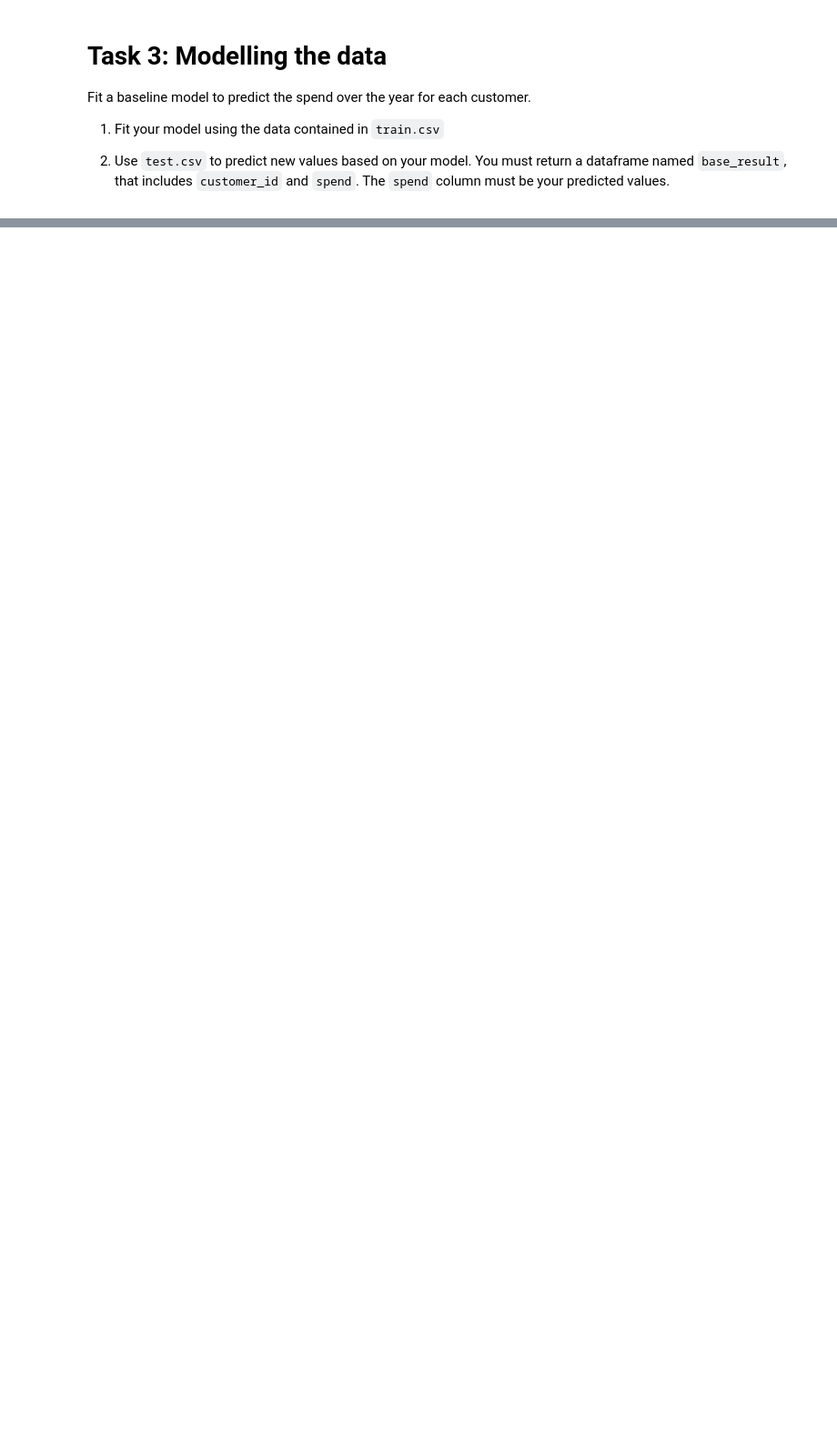
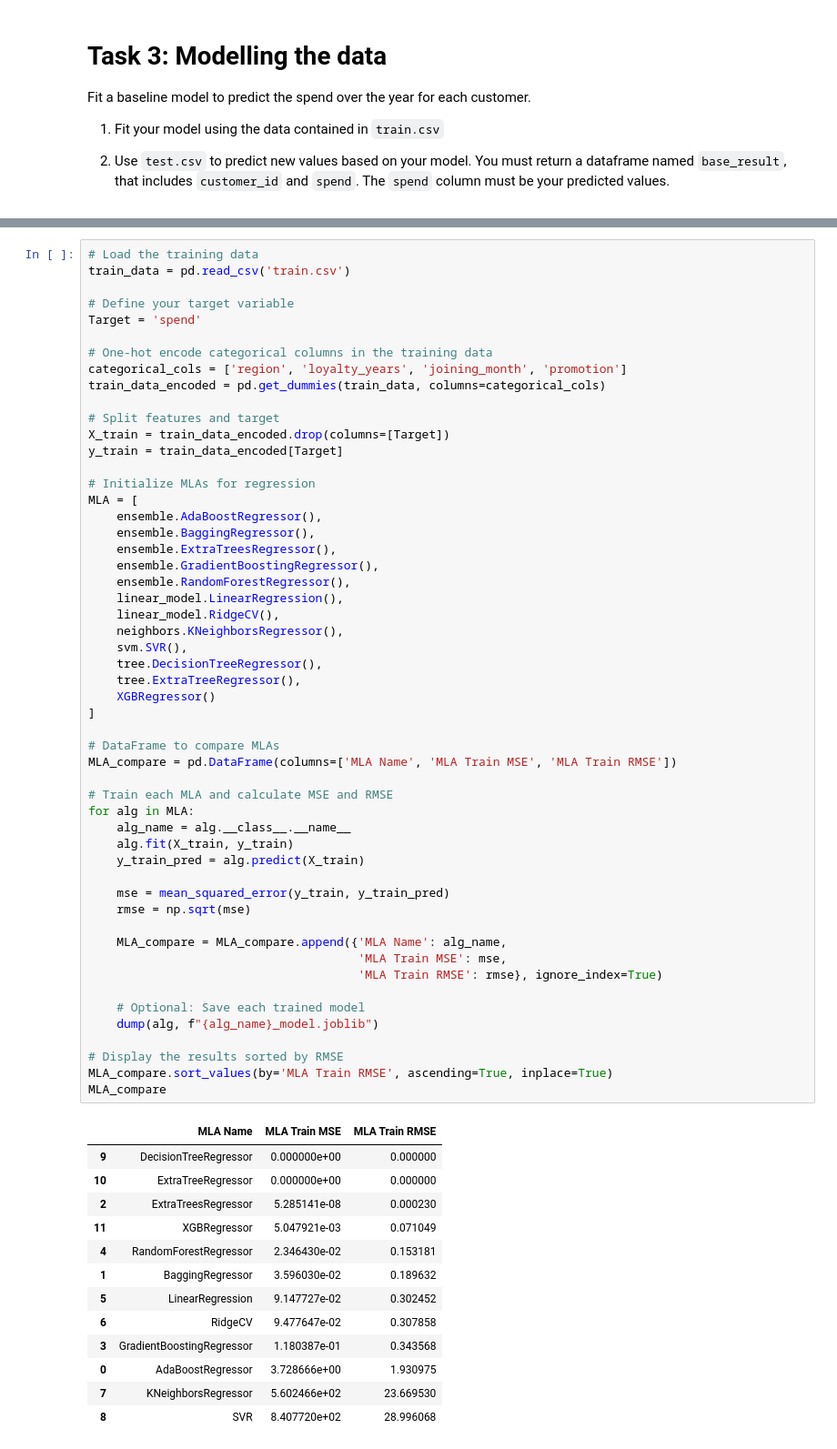
Before and after one commit to suni639/customer_loyalty, a Jupyter notebook: supermarket_loyalty_programme_analysis.ipynb, the cells around one changed output, grey strips where cells are left out. Shown: that part at 91% size. Drawn from its saved outputs; the diff is of its cells as text; blank space fills up the shorter version.

```diff
--- a/supermarket_loyalty_programme_analysis.ipynb
+++ b/supermarket_loyalty_programme_analysis.ipynb
@@ -353,0 +370,67 @@ Fit a baseline model to predict the spend over the year for each customer.
+# %%
+# Load the training data
+train_data = pd.read_csv('train.csv')
+
+# Define your target variable
+Target = 'spend'
+
+# One-hot encode categorical columns in the training data
+categorical_cols = ['region', 'loyalty_years', 'joining_month', 'promotion']
+train_data_encoded = pd.get_dummies(train_data, columns=categorical_cols)
+
+# Split features and target
+X_train = train_data_encoded.drop(columns=[Target])
+y_train = train_data_encoded[Target]
+
+# Initialize MLAs for regression
+MLA = [
+    ensemble.AdaBoostRegressor(),
+    ensemble.BaggingRegressor(),
+    ensemble.ExtraTreesRegressor(),
+    ensemble.GradientBoostingRegressor(),
+    ensemble.RandomForestRegressor(),
+    linear_model.LinearRegression(),
+    linear_model.RidgeCV(),
+    neighbors.KNeighborsRegressor(),
+    svm.SVR(),
+    tree.DecisionTreeRegressor(),
+    tree.ExtraTreeRegressor(),
+    XGBRegressor()
+]
+
+# DataFrame to compare MLAs
+MLA_compare = pd.DataFrame(columns=['MLA Name', 'MLA Train MSE', 'MLA Train RMSE'])
+
+# Train each MLA and calculate MSE and RMSE
+for alg in MLA:
+    alg_name = alg.__class__.__name__
+    alg.fit(X_train, y_train)
+    y_train_pred = alg.predict(X_train)
+
+    mse = mean_squared_error(y_train, y_train_pred)
+    rmse = np.sqrt(mse)
+
+    MLA_compare = MLA_compare.append({'MLA Name': alg_name,
+                                      'MLA Train MSE': mse,
+                                      'MLA Train RMSE': rmse}, ignore_index=True)
+
+    # Optional: Save each trained model
+    dump(alg, f"{alg_name}_model.joblib")
+
+# Display the results sorted by RMSE
+MLA_compare.sort_values(by='MLA Train RMSE', ascending=True, inplace=True)
+MLA_compare
+# %% [output]
+|  | MLA Name | MLA Train MSE | MLA Train RMSE |
+| 9 | DecisionTreeRegressor | 0.000000e+00 | 0.000000 |
+| 10 | ExtraTreeRegressor | 0.000000e+00 | 0.000000 |
+| 2 | ExtraTreesRegressor | 5.285141e-08 | 0.000230 |
+| 11 | XGBRegressor | 5.047921e-03 | 0.071049 |
+| 4 | RandomForestRegressor | 2.346430e-02 | 0.153181 |
+| 1 | BaggingRegressor | 3.596030e-02 | 0.189632 |
+| 5 | LinearRegression | 9.147727e-02 | 0.302452 |
+| 6 | RidgeCV | 9.477647e-02 | 0.307858 |
+| 3 | GradientBoostingRegressor | 1.180387e-01 | 0.343568 |
+| 0 | AdaBoostRegressor | 3.728666e+00 | 1.930975 |
+| 7 | KNeighborsRegressor | 5.602466e+02 | 23.669530 |
+| 8 | SVR | 8.407720e+02 | 28.996068 |
```
Also changed, not shown: parts of 11 cells of this notebook, 12 other files.
